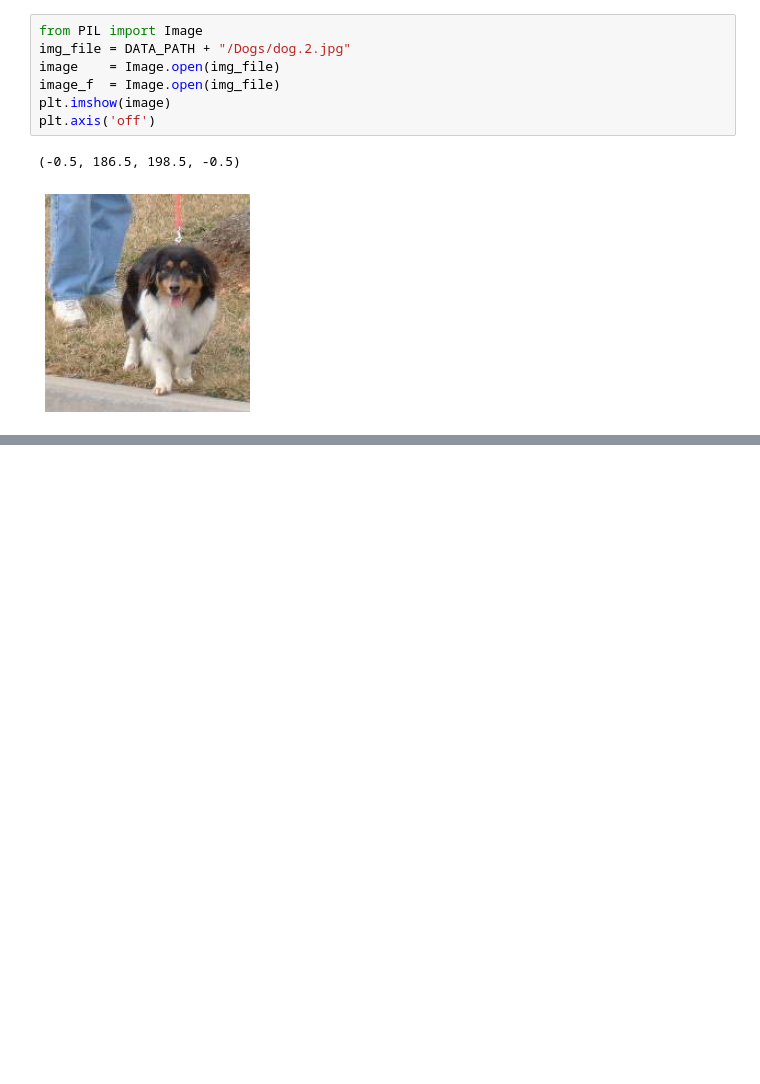
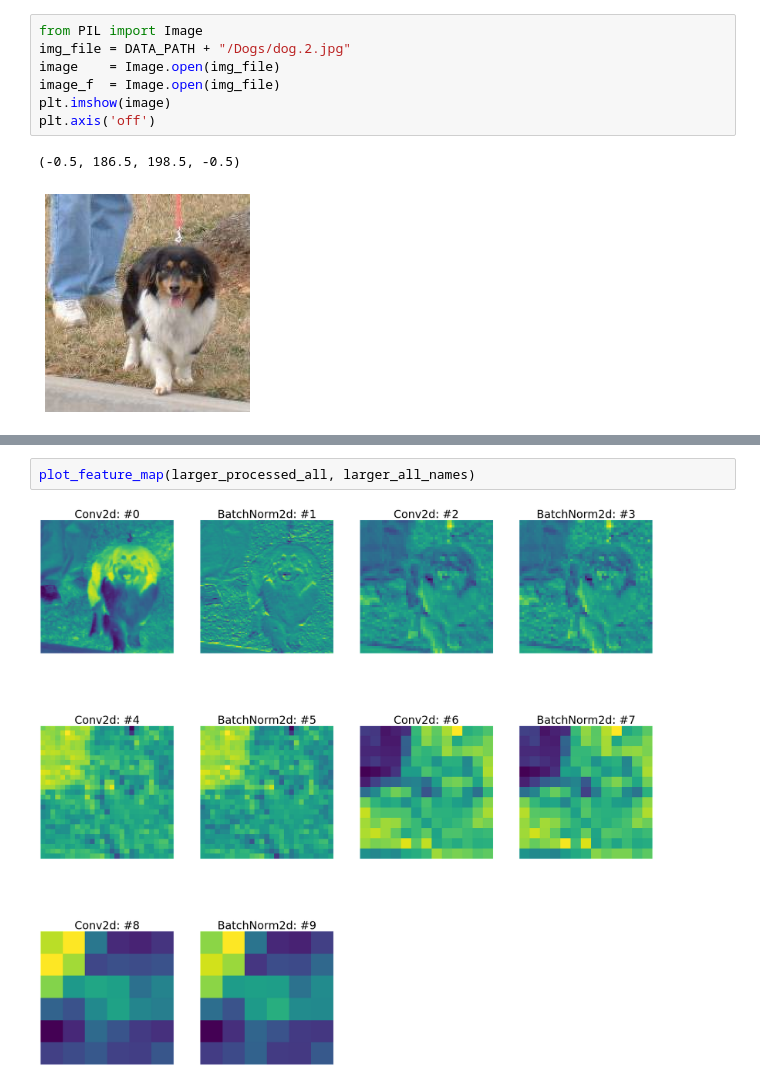
Before and after one commit to amitliron/My_AI_Exercises, a Jupyter notebook: TestCnnFeaturesExtraction/CnnFeatureExtraction.ipynb, the cells around one changed output, grey strips where cells are left out. Cells and saved outputs as stored; diff of their text form; blank space fills up the shorter version.

```diff
--- a/TestCnnFeaturesExtraction/CnnFeatureExtraction.ipynb
+++ b/TestCnnFeaturesExtraction/CnnFeatureExtraction.ipynb
@@ -421,0 +466,4 @@ plt.show()
+# %%
+plot_feature_map(larger_processed_all, larger_all_names)
+# %% [output]
+[figure, added]
```
Also changed, not shown: parts of 44 cells of this notebook.
